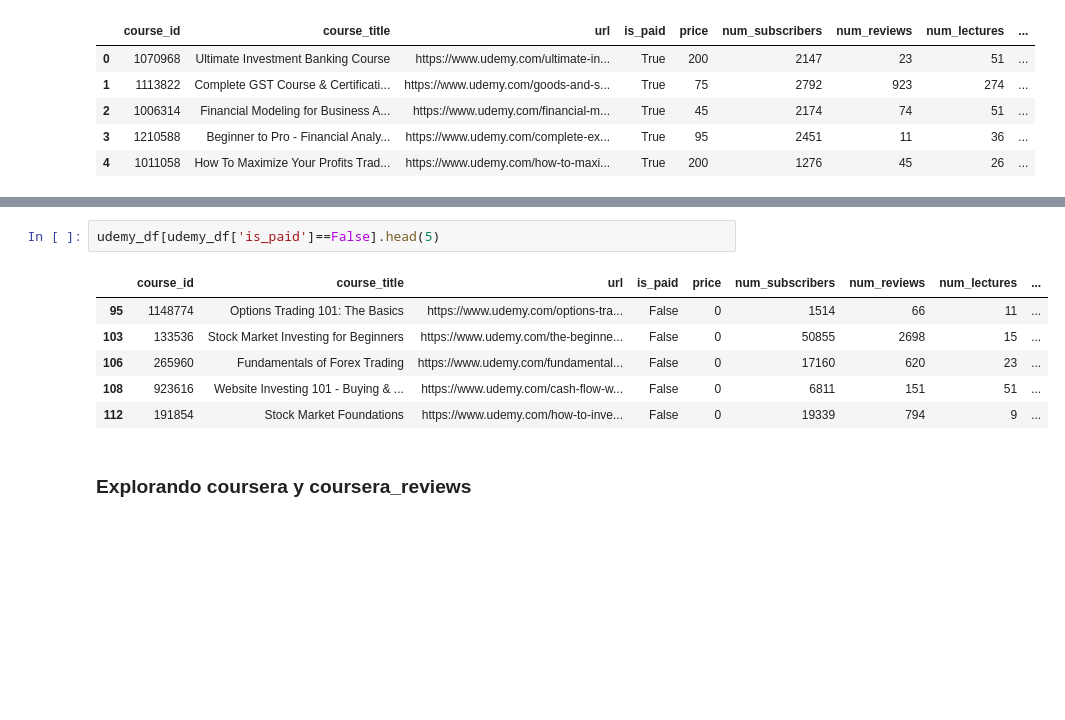
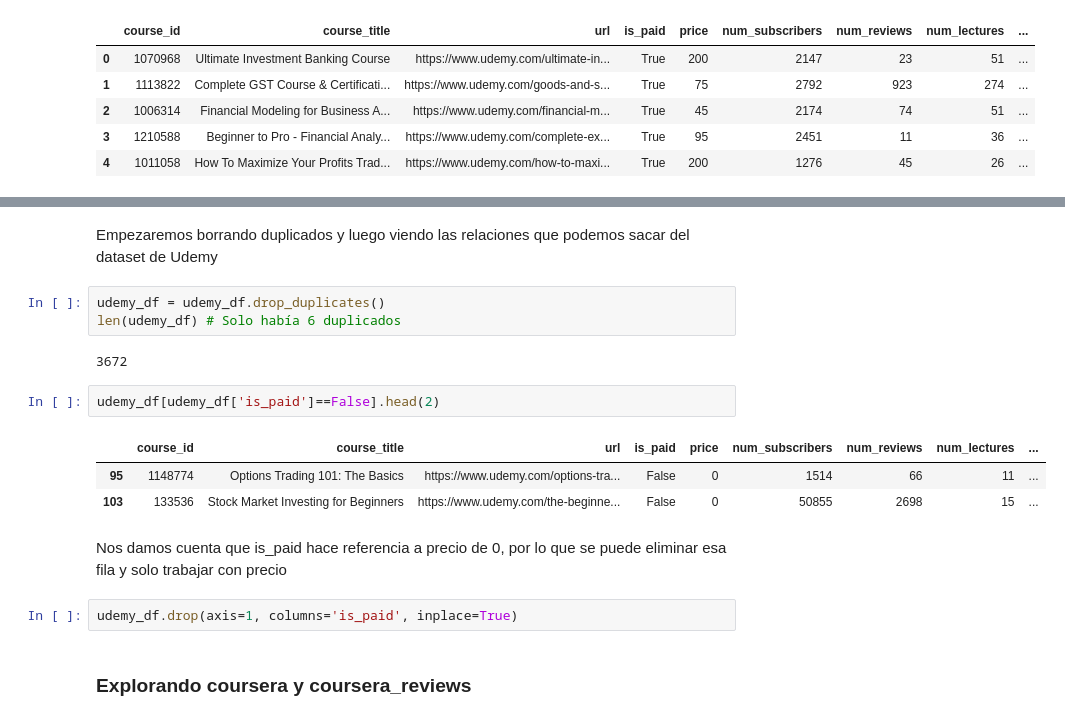
Before and after one commit to HugoGT/PI-02-Data-Analytics, a Jupyter notebook: EDA.ipynb, the cells around one changed output, grey strips where cells are left out. Saved outputs shown, nothing was run; the diff lists cells and outputs as text; blank space fills up the shorter version.

```diff
--- a/EDA.ipynb
+++ b/EDA.ipynb
@@ -134,15 +141,23 @@ Data columns (total 12 columns):
  11  subject              3678 non-null   object
 dtypes: bool(1), float64(1), int64(5), object(5)
 memory usage: 319.8+ KB
+# %% [markdown]
+Empezaremos borrando duplicados y luego viendo las relaciones que podemos sacar del dataset de Udemy
+# %%
+udemy_df = udemy_df.drop_duplicates()
+len(udemy_df) # Solo había 6 duplicados
+# %% [output]
+3672
 # %%
-udemy_df[udemy_df['is_paid']==False].head(5)
+udemy_df[udemy_df['is_paid']==False].head(2)
 # %% [output]
 |  | course_id | course_title | url | is_paid | price | num_subscribers | num_reviews | num_lectures | ... |
 | 95 | 1148774 | Options Trading 101: The Basics | https://www.udemy.com/options-tra... | False | 0 | 1514 | 66 | 11 | ... |
 | 103 | 133536 | Stock Market Investing for Beginners | https://www.udemy.com/the-beginne... | False | 0 | 50855 | 2698 | 15 | ... |
-| 106 | 265960 | Fundamentals of Forex Trading | https://www.udemy.com/fundamental... | False | 0 | 17160 | 620 | 23 | ... |
-| 108 | 923616 | Website Investing 101 - Buying & ... | https://www.udemy.com/cash-flow-w... | False | 0 | 6811 | 151 | 51 | ... |
-| 112 | 191854 | Stock Market Foundations | https://www.udemy.com/how-to-inve... | False | 0 | 19339 | 794 | 9 | ... |
+# %% [markdown]
+Nos damos cuenta que is_paid hace referencia a precio de 0, por lo que se puede eliminar esa fila y solo trabajar con precio
+# %%
+udemy_df.drop(axis=1, columns='is_paid', inplace=True)
 # %% [markdown]
 ### Explorando coursera y coursera_reviews
 # %%
```
Also changed, not shown: parts of 30 cells of this notebook.
